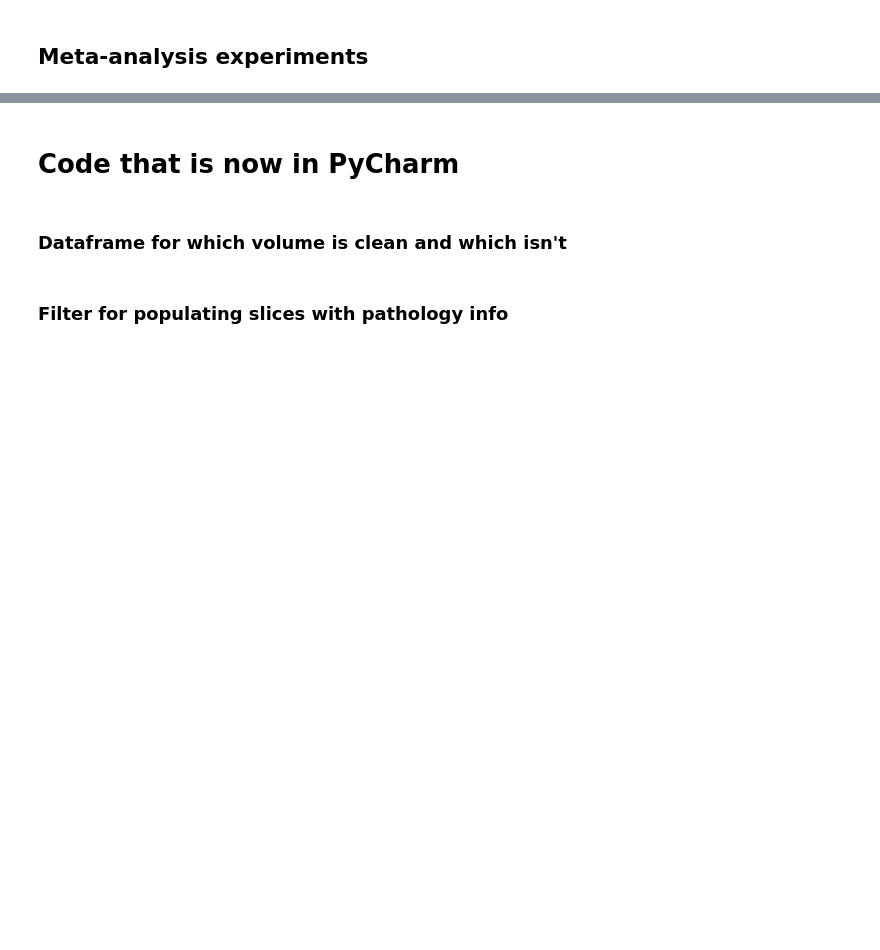
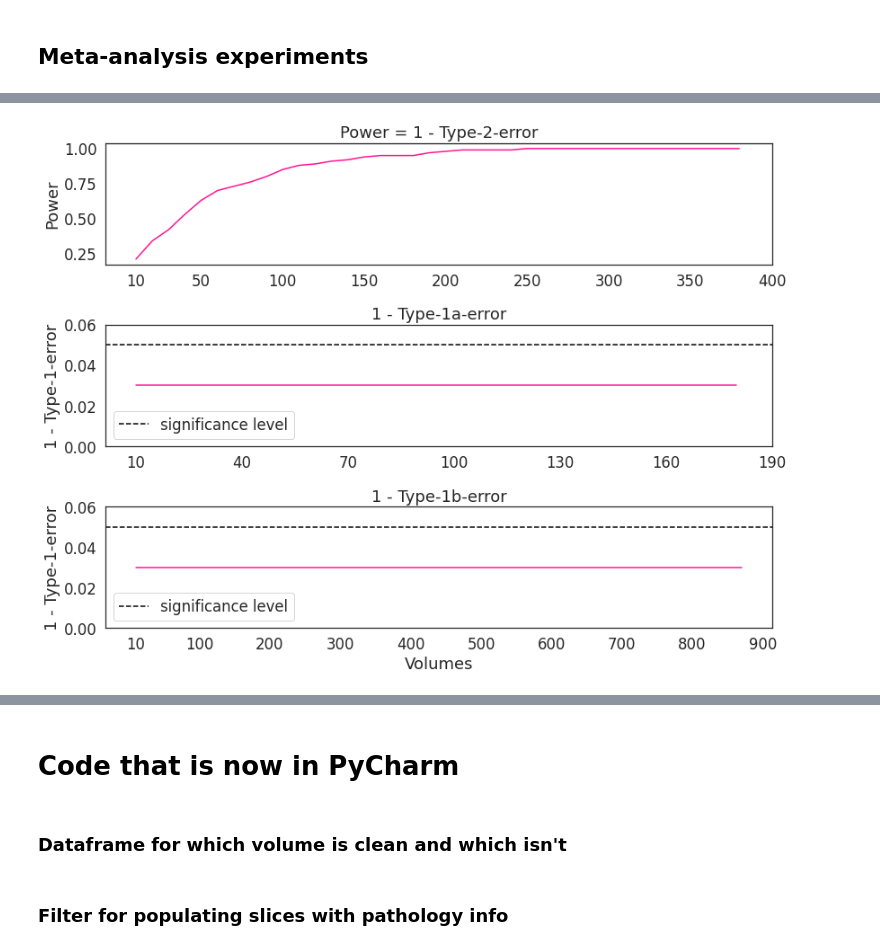
Before and after one commit to tpandeva/c2st-e, a Jupyter notebook: remote_notebooks/C2ST_fastmri_plus_loading.ipynb, the cells around one changed output, grey strips where cells are left out. Drawn from its saved outputs; the diff is of its cells as text; code cells hidden in the pictures; blank space fills up the shorter version.

```diff
--- a/remote_notebooks/C2ST_fastmri_plus_loading.ipynb
+++ b/remote_notebooks/C2ST_fastmri_plus_loading.ipynb
@@ -503,7 +572,10 @@ plt.show()
 # meta_analysis_folder1 = Path("/home/timsey/Projects/c2st-e/results/mri/meta_analysis_sept27")
 # meta_analysis_folders = [meta_analysis_folder1, meta_analysis_folder2]
 
-meta_analysis_folders = [Path("/home/timsey/Projects/c2st-e/results/ivi_results/mri/meta_analysis_oct10_ivi")]
+meta_analysis_folders = [
+    Path("/home/timsey/Projects/c2st-e/results/ivi_results/mri/meta_analysis_oct10_ivi"),
+    Path("/home/timsey/Projects/c2st-e/results/ivi_results/mri/meta_analysis_oct11_ivi"),
+]
 
 all_results_dicts = []
 for meta_analysis_folder in meta_analysis_folders:
@@ -593,7 +678,7 @@ for dataset_size, sample_dict in meta_analysis_dict.items():
     avg_e_values = defaultdict(list)
     comb_p_values = defaultdict(list)
     comb_pl_values = defaultdict(list)
-    for sample_ind, settings_dict in sample_dict.items():
+    for _, settings_dict in sample_dict.items():
         for setting, error_dict in settings_dict.items():
             e_error_indiv = error_dict["e_error_indiv"]
             p_error_indiv = error_dict["p_error_indiv"]
@@ -940,0 +1340,43 @@ plt.show()
+# %%
+sl_per_vol = {
+    "1a": 3618 / 198,
+    "1b": 3618 / 886,
+    "2": 2290 / 398,
+}
+
+ticks = {
+    "1a": np.array([1, 4, 7, 10, 13, 16, 19]),
+    "1b": np.array([1, 10, 20, 30, 40, 50, 60, 70, 80, 90]),
+    "2": np.array([1, 5, 10, 15, 20, 25, 30, 35, 40]),
+}
+# %%
+plt.figure(figsize=(12, 9))
+
+plt.subplot(3, 1, 1)
+plt.plot(1 - errors_per_size["7236"]["2"]["e_errors"], color="deeppink")
+plt.title(f"Power = 1 - Type-2-error")
+plt.ylabel("Power", fontsize=18)
+plt.xticks(ticks=ticks["2"] - 1, labels=ticks["2"] * 10)  # 10=volumes/batch
+
+plt.subplot(3, 1, 2)
+plt.plot([0.03] * 18, color="deeppink")  # TODO
+plt.axhline(0.05, ls="--", c="black", label="significance level")
+plt.legend()
+plt.ylim(0, 0.06)
+plt.title(f"1 - Type-1a-error")
+plt.ylabel("1 - Type-1-error", fontsize=18)
+plt.xticks(ticks=ticks["1a"] - 1, labels=ticks["1a"] * 10)  # 10=volumes/batch
+
+plt.subplot(3, 1, 3)
+plt.plot([0.03] * 87, color="deeppink")  # TODO
+plt.axhline(0.05, ls="--", c="black", label="significance level")
+plt.legend()
+plt.ylim(0, 0.06)
+plt.title(f"1 - Type-1b-error")
+plt.ylabel("1 - Type-1-error", fontsize=18)
+plt.xlabel("Volumes", fontsize=18)
+plt.xticks(ticks=ticks["1b"] - 1, labels=ticks["1b"] * 10)  # 10=volumes/batch
+
+plt.tight_layout()
+# %% [output]
+[figure, added]
```
Also changed, not shown: parts of 23 cells of this notebook.
